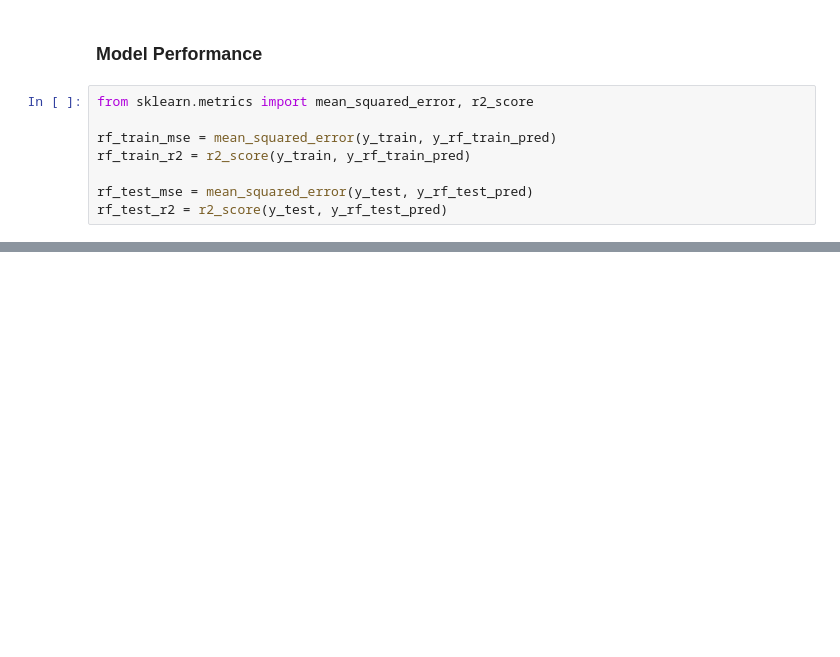
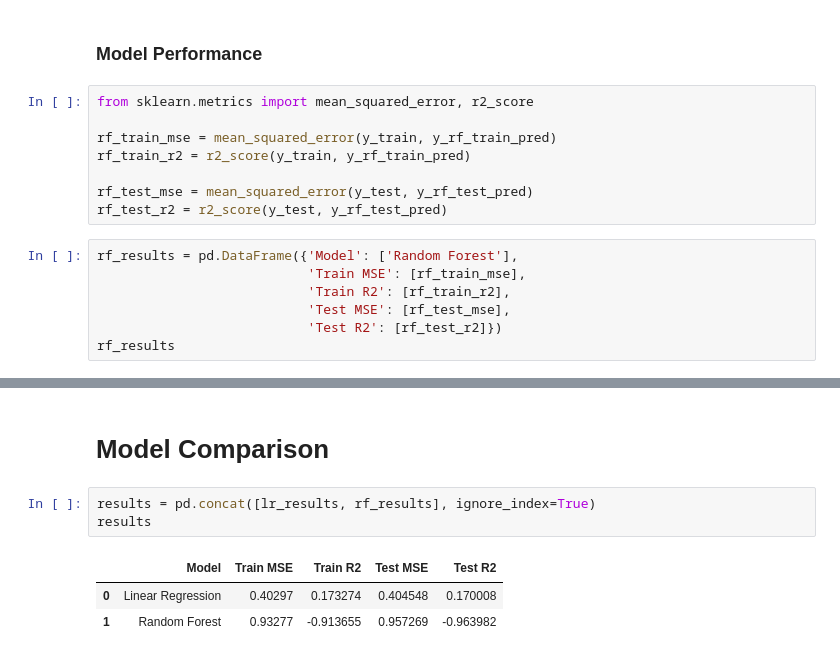
Before and after one commit to saimanjrekar0403/ML-Learning-1, a Jupyter notebook: first_project.ipynb, the cells around one changed output, grey strips where cells are left out. Saved outputs shown, nothing was run; the diff lists cells and outputs as text; blank space fills up the shorter version.

```diff
--- a/first_project.ipynb
+++ b/first_project.ipynb
@@ -149,3 +149,10 @@ rf_train_r2 = r2_score(y_train, y_rf_train_pred)
 
 rf_test_mse = mean_squared_error(y_test, y_rf_test_pred)
 rf_test_r2 = r2_score(y_test, y_rf_test_pred)
+# %%
+rf_results = pd.DataFrame({'Model': ['Random Forest'],
+                           'Train MSE': [rf_train_mse],
+                           'Train R2': [rf_train_r2],
+                           'Test MSE': [rf_test_mse],
+                           'Test R2': [rf_test_r2]})
+rf_results
@@ -151,0 +196,9 @@ rf_test_r2 = r2_score(y_test, y_rf_test_pred)
+# %% [markdown]
+# **Model Comparison**
+# %%
+results = pd.concat([lr_results, rf_results], ignore_index=True)
+results
+# %% [output]
+|  | Model | Train MSE | Train R2 | Test MSE | Test R2 |
+| 0 | Linear Regression | 0.40297 | 0.173274 | 0.404548 | 0.170008 |
+| 1 | Random Forest | 0.93277 | -0.913655 | 0.957269 | -0.963982 |
```
Also changed, not shown: parts of 10 cells of this notebook.
